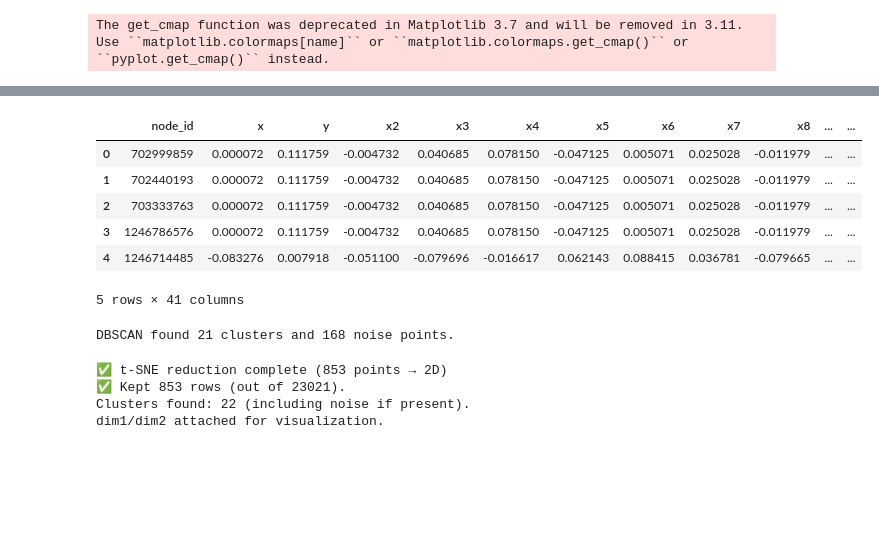
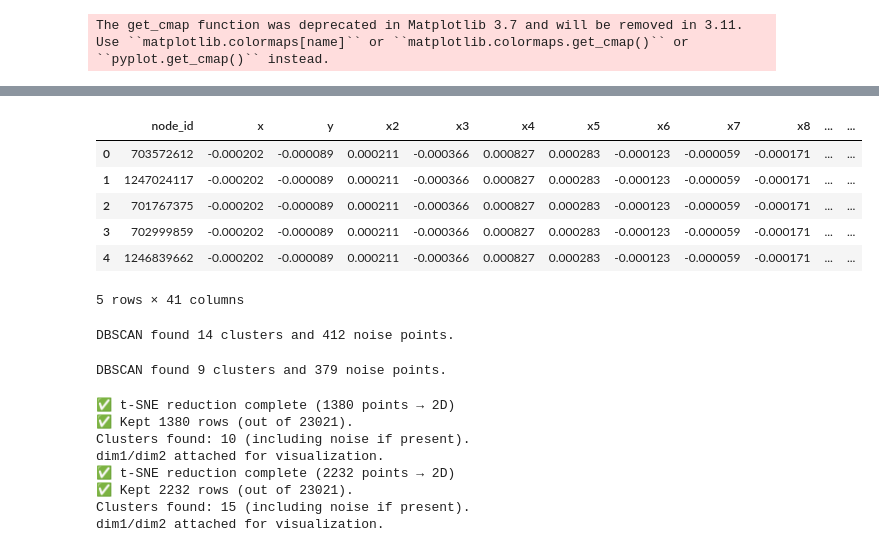
Before and after one commit to elugos/HSMS_LUGOS, a Jupyter notebook: reduce_triplets.ipynb, the cells around one changed output, grey strips where cells are left out. Cells and saved outputs as stored; diff of their text form; code cells hidden in the pictures; blank space fills up the shorter version.

```diff
--- a/reduce_triplets.ipynb
+++ b/reduce_triplets.ipynb
@@ -303,2 +303,6 @@ def run_dbscan(df, eps=0.15, min_samples=5, scale=False, metric='cosine'):
 # %%
-X,all_db, all_noise = run_dbscan(all_x2d)
+X_20,all_db_20, all_noise_20 = run_dbscan(all_x2d, eps=0.20)
+X_30,all_db_30, all_noise_30 = run_dbscan(all_x2d, eps=0.30)
+X_40,all_db_40, all_noise_40 = run_dbscan(all_x2d, eps=0.40)
+X_50,all_db_50, all_noise_50 = run_dbscan(all_x2d, eps=0.50)
+X_60,all_db_60, all_noise_60 = run_dbscan(all_x2d, eps=0.60)
@@ -321,4 +327,8 @@ def count_events_per_cluster(df: pd.DataFrame) -> pd.DataFrame:
     )
     return counts
 # %%
-count_events = count_events_per_cluster(all_db)
+count_events_20 = count_events_per_cluster(all_db_20)
+count_events_30 = count_events_per_cluster(all_db_30)
+count_events_40 = count_events_per_cluster(all_db_40)
+count_events_50 = count_events_per_cluster(all_db_50)
+count_events_60 = count_events_per_cluster(all_db_60)
@@ -394,4 +408,8 @@ def build_event_graph(df: pd.DataFrame, df_info, min_count: int = 1) -> nx.Graph
 
     return G
 # %%
-G_all = build_event_graph(count_events,global_db)
+G_20 = build_event_graph(count_events_20,global_db)
+G_30 = build_event_graph(count_events_30,global_db)
+G_40 = build_event_graph(count_events_40,global_db)
+G_50 = build_event_graph(count_events_50,global_db)
+G_60 = build_event_graph(count_events_60,global_db)
@@ -703,0 +730,6 @@ M_all = nx.to_numpy_array(G_all)
+# %%
+M_20 = nx.to_numpy_array(G_20)
+M_30 = nx.to_numpy_array(G_30)
+M_40 = nx.to_numpy_array(G_40)
+M_50 = nx.to_numpy_array(G_50)
+M_60 = nx.to_numpy_array(G_60)
@@ -1047,28 +1140,41 @@ def run_dbscan_on_node_embeddings(
     print(f"DBSCAN found {summary['n_clusters']} clusters and {summary['n_noise']} noise points.")
     return df_out, summary
 # %%
-all_emb.head()
+all_20.head()
 # %% [output]
 |  | node_id | x | y | x2 | x3 | x4 | x5 | x6 | x7 | x8 | ... | ... |
-| 0 | 702999859 | 0.000072 | 0.111759 | -0.004732 | 0.040685 | 0.078150 | -0.047125 | 0.005071 | 0.025028 | -0.011979 | ... | ... |
-| 1 | 702440193 | 0.000072 | 0.111759 | -0.004732 | 0.040685 | 0.078150 | -0.047125 | 0.005071 | 0.025028 | -0.011979 | ... | ... |
-| 2 | 703333763 | 0.000072 | 0.111759 | -0.004732 | 0.040685 | 0.078150 | -0.047125 | 0.005071 | 0.025028 | -0.011979 | ... | ... |
-| 3 | 1246786576 | 0.000072 | 0.111759 | -0.004732 | 0.040685 | 0.078150 | -0.047125 | 0.005071 | 0.025028 | -0.011979 | ... | ... |
-| 4 | 1246714485 | -0.083276 | 0.007918 | -0.051100 | -0.079696 | -0.016617 | 0.062143 | 0.088415 | 0.036781 | -0.079665 | ... | ... |
+| 0 | 703572612 | -0.000202 | -0.000089 | 0.000211 | -0.000366 | 0.000827 | 0.000283 | -0.000123 | -0.000059 | -0.000171 | ... | ... |
+| 1 | 1247024117 | -0.000202 | -0.000089 | 0.000211 | -0.000366 | 0.000827 | 0.000283 | -0.000123 | -0.000059 | -0.000171 | ... | ... |
+| 2 | 701767375 | -0.000202 | -0.000089 | 0.000211 | -0.000366 | 0.000827 | 0.000283 | -0.000123 | -0.000059 | -0.000171 | ... | ... |
+| 3 | 702999859 | -0.000202 | -0.000089 | 0.000211 | -0.000366 | 0.000827 | 0.000283 | -0.000123 | -0.000059 | -0.000171 | ... | ... |
+| 4 | 1246839662 | -0.000202 | -0.000089 | 0.000211 | -0.000366 | 0.000827 | 0.000283 | -0.000123 | -0.000059 | -0.000171 | ... | ... |
 5 rows × 41 columns
+# %%
+df_clean_25 = all_25.dropna().reset_index(drop=True)
+
+df_clustered_25, summary = run_dbscan_on_node_embeddings(
+    df_clean_25,
+    id_col='node_id',
+    eps=3,
+    min_samples=10,
+    scale=True,
+    metric='euclidean'
+)
+# %% [output]
+DBSCAN found 14 clusters and 412 noise points.
 # %%
-df_clean = all_emb.dropna().reset_index(drop=True)
+df_clean_20 = all_20.dropna().reset_index(drop=True)
 
-df_clustered, summary = run_dbscan_on_node_embeddings(
-    df_clean,
+df_clustered_20, summary = run_dbscan_on_node_embeddings(
+    df_clean_20,
     id_col='node_id',
     eps=3,
-    min_samples=5,
+    min_samples=10,
     scale=True,
     metric='euclidean'
 )
 # %% [output]
-DBSCAN found 21 clusters and 168 noise points.
+DBSCAN found 9 clusters and 379 noise points.
 # %%
 def reduce_embeddings_to_tsne(
     df: pd.DataFrame,
@@ -1168,10 +1274,19 @@ def join_global_db_with_clusters(
 
     return merged
 # %%
-df_reduce = reduce_embeddings_to_tsne(df_clustered)
-global_db_with_clusters = join_global_db_with_clusters(df_reduce, global_db)
+df_reduce_20 = reduce_embeddings_to_tsne(df_clustered_20)
+global_db_with_clusters_20 = join_global_db_with_clusters(df_reduce_20, global_db)
+global_db_with_clusters_20 = global_db_with_clusters_20.dropna().reset_index(drop=True)
+
+df_reduce_25 = reduce_embeddings_to_tsne(df_clustered_25)
+global_db_with_clusters_25 = join_global_db_with_clusters(df_reduce_25, global_db)
+global_db_with_clusters_25 = global_db_with_clusters_25.dropna().reset_index(drop=True)
 # %% [output]
-✅ t-SNE reduction complete (853 points → 2D)
-✅ Kept 853 rows (out of 23021).
-Clusters found: 22 (including noise if present).
+✅ t-SNE reduction complete (1380 points → 2D)
+✅ Kept 1380 rows (out of 23021).
+Clusters found: 10 (including noise if present).
 dim1/dim2 attached for visualization.
+✅ t-SNE reduction complete (2232 points → 2D)
+✅ Kept 2232 rows (out of 23021).
+Clusters found: 15 (including noise if present).
+dim1/dim2 attached for visualization.
```
Also changed, not shown: parts of 22 cells of this notebook, 31 other files.
